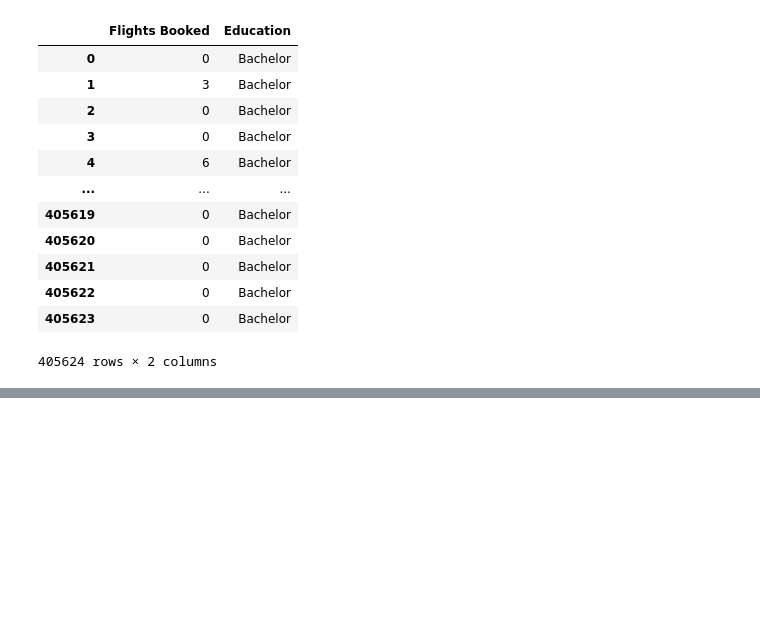
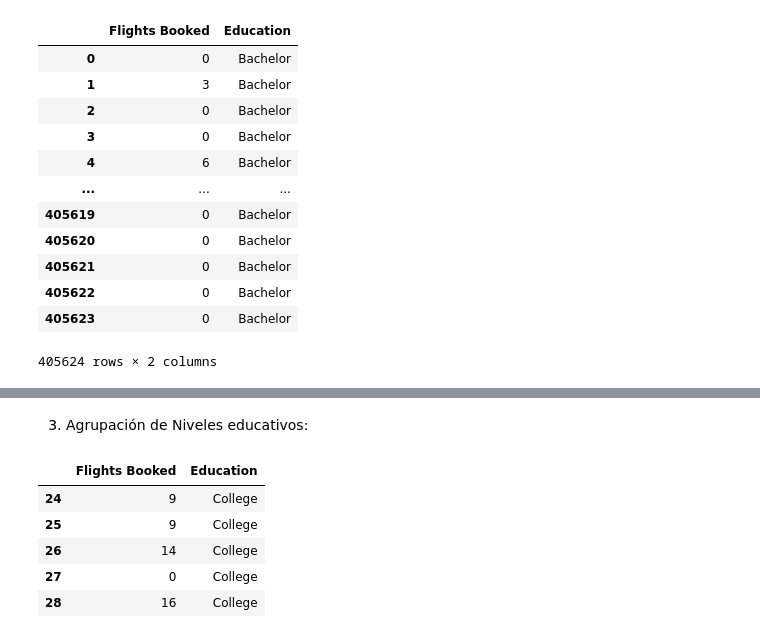
Before and after one commit to Adalab/bda-modulo-3-evaluacion-final-BSReguera, a Jupyter notebook: final_evaluation_module3.ipynb, the cells around one changed output, grey strips where cells are left out. Drawn from its saved outputs; the diff is of its cells as text; code cells hidden in the pictures; blank space fills up the shorter version.

```diff
--- a/final_evaluation_module3.ipynb
+++ b/final_evaluation_module3.ipynb
@@ -747,6 +801,2 @@ flight_education_data
 - Hipótesis nula (H0): No hay diferencias significativas en el número de vuelos reservados entre los diferentes niveles educativos.
 - Hipótesis alternativa (H1): Existen diferencias significativas en el número de vuelos reservados entre los diferentes niveles educativos.
-# %%
-# Filtrar columnas relevantes
-flight_education_data = flight_education_data[['Flights Booked', 'Education']]
-flight_education_data
@@ -767,4 +836,6 @@ flight_education_data
+# %% [markdown]
+3. Agrupación de Niveles educativos:
 # %%
 # Definir niveles educativos para educación superior y educación básica
-niveles_educacion_superior = ["Master", "Doctor", "Bachelor"]
-niveles_educacion_basica = ["High School", "Below"]
+levels_superior_education = flight_education_data[(flight_education_data['Education'] == 'College') | (flight_education_data['Education'] == 'Doctor')| (flight_education_data['Education'] == 'Master')]
+levels_basic_education = flight_education_data[(flight_education_data['Education'] == 'High School or Below') | (flight_education_data['Education'] == 'Bachelor')]
@@ -774,0 +842,9 @@ educacion_basica = flight_education_data[flight_education_data['Education'].isin
+# %%
+levels_superior_education.head()
+# %% [output]
+|  | Flights Booked | Education |
+| 24 | 9 | College |
+| 25 | 9 | College |
+| 26 | 14 | College |
+| 27 | 0 | College |
+| 28 | 16 | College |
```
Also changed, not shown: parts of 38 cells of this notebook, 7 other files.
